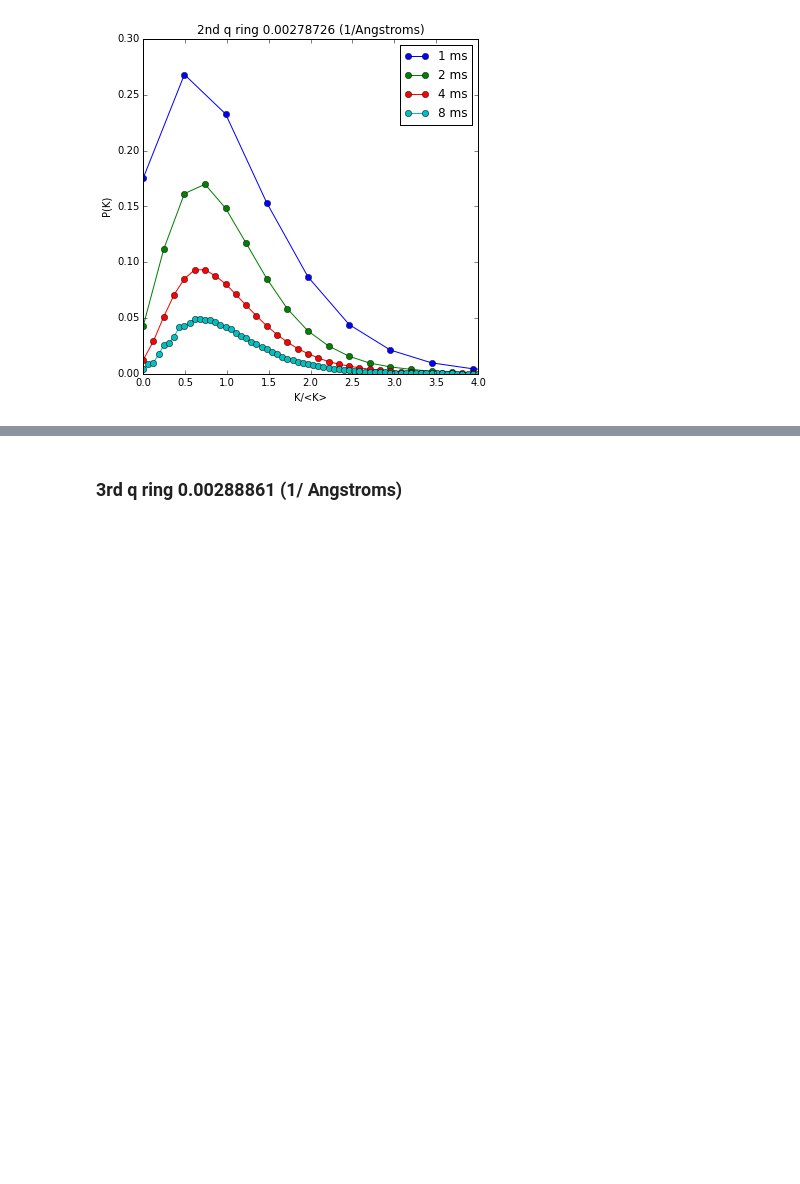
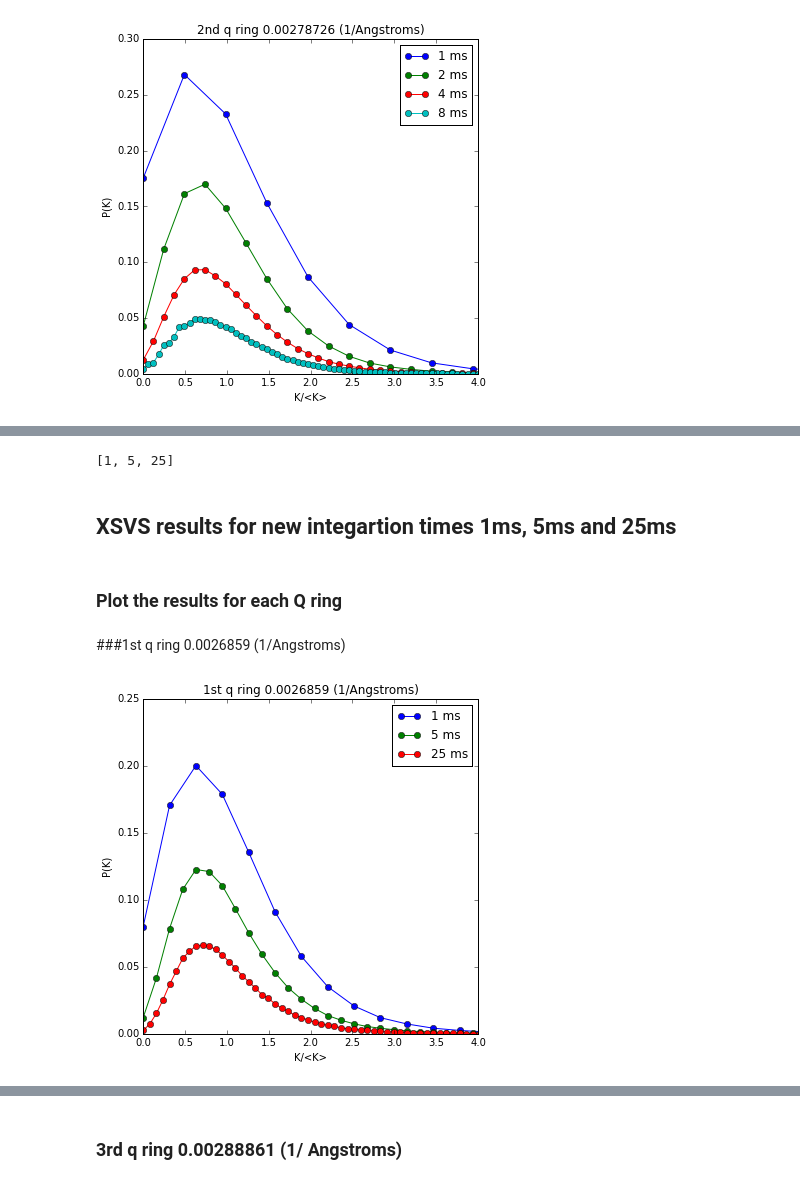
Before and after one commit to scikit-beam/scikit-beam-examples, a Jupyter notebook: demos/speckle/X-ray_Speckle_Visibility_Spectroscopy.ipynb, the cells around one changed output, grey strips where cells are left out. Cells and saved outputs as stored; diff of their text form; code cells hidden in the pictures; blank space fills up the shorter version.

```diff
--- a/demos/speckle/X-ray_Speckle_Visibility_Spectroscopy.ipynb
+++ b/demos/speckle/X-ray_Speckle_Visibility_Spectroscopy.ipynb
@@ -137,7 +148,7 @@ spe_cts_all, std_dev = xsvs.xsvs(images_sets, ring_mask, timebin_num=2,
 ### Find the integration times
 using skxray.core.utils.geometric_series
 # %%
-time_steps = core.geometric_series(2, 50)
+time_steps = utils.geometric_series(2, 50)
 time_steps
 # %% [output]
 [1, 2, 4, 8, 16, 32]
@@ -202,0 +221,7 @@ plt.show()
+# %%
+time_steps_5 = utils.geometric_series(5, 50)
+time_steps_5
+# %% [output]
+[1, 5, 25]
+# %% [markdown]
+## XSVS results for new integartion times 1ms, 5ms and 25ms
@@ -202,0 +231,16 @@ plt.show()
+# %% [markdown]
+### Plot the results for each Q ring
+# %% [markdown]
+###1st q ring 0.0026859 (1/Angstroms)
+# %%
+fig, axes = plt.subplots(figsize=(6, 6))
+axes.set_xlabel("K/<K>")
+axes.set_ylabel("P(K)")
+for i in range(3):
+    art, = axes.plot(norm_bin_edges[i, 0][:-1], p_K[i, 0], '-o', label=str(time_steps_5[i])+" ms")
+    axes.set_xlim(0, 4)
+    axes.legend()
+plt.title("1st q ring 0.0026859 (1/Angstroms)")
+plt.show()
+# %% [output]
+[figure, added]
```
Also changed, not shown: parts of 16 cells of this notebook.
